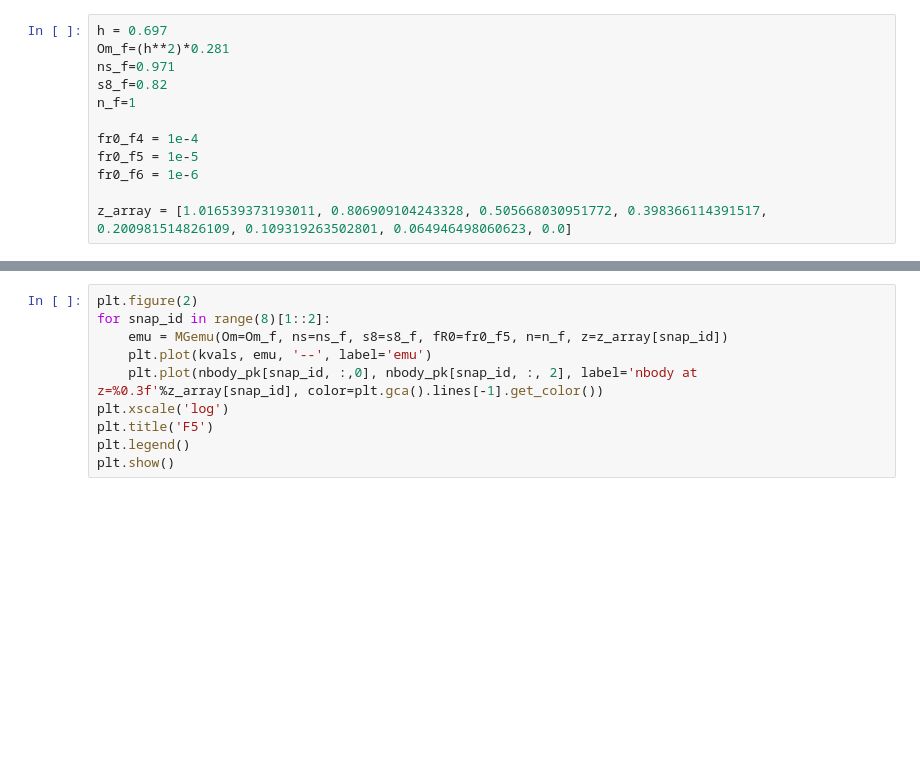
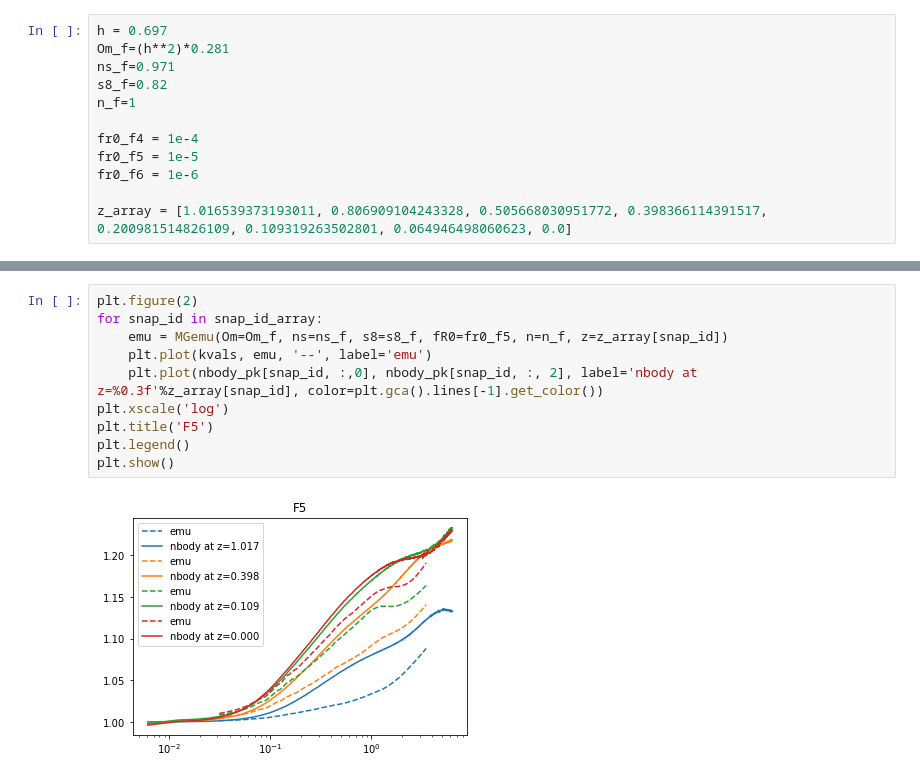
Before and after one commit to nesar/MGemulator, a Jupyter notebook: MGemu_z_allSnaps.ipynb, the cells around one changed output, grey strips where cells are left out. Saved outputs shown, nothing was run; the diff lists cells and outputs as text; blank space fills up the shorter version.

```diff
--- a/MGemu_z_allSnaps.ipynb
+++ b/MGemu_z_allSnaps.ipynb
@@ -123,12 +124,14 @@ IndexError: list index out of range
 # %%
 plt.figure(2)
-for snap_id in range(8)[1::2]:
+for snap_id in snap_id_array:
     emu = MGemu(Om=Om_f, ns=ns_f, s8=s8_f, fR0=fr0_f5, n=n_f, z=z_array[snap_id])
     plt.plot(kvals, emu, '--', label='emu')
     plt.plot(nbody_pk[snap_id, :,0], nbody_pk[snap_id, :, 2], label='nbody at z=%0.3f'%z_array[snap_id], color=plt.gca().lines[-1].get_color())
 plt.xscale('log')
 plt.title('F5')
 plt.legend()
 plt.show()
+# %% [output]
+[figure, added]
 # %%
 plt.figure(3)
```
Also changed, not shown: parts of 3 cells of this notebook.
